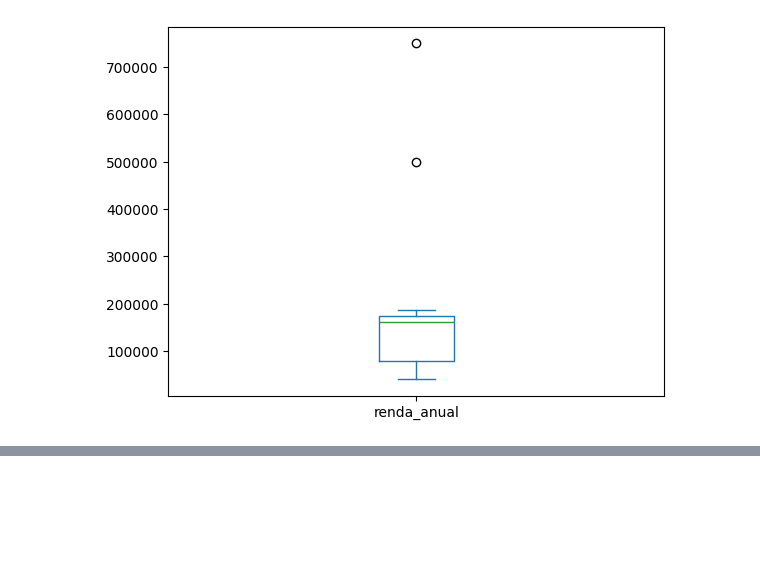
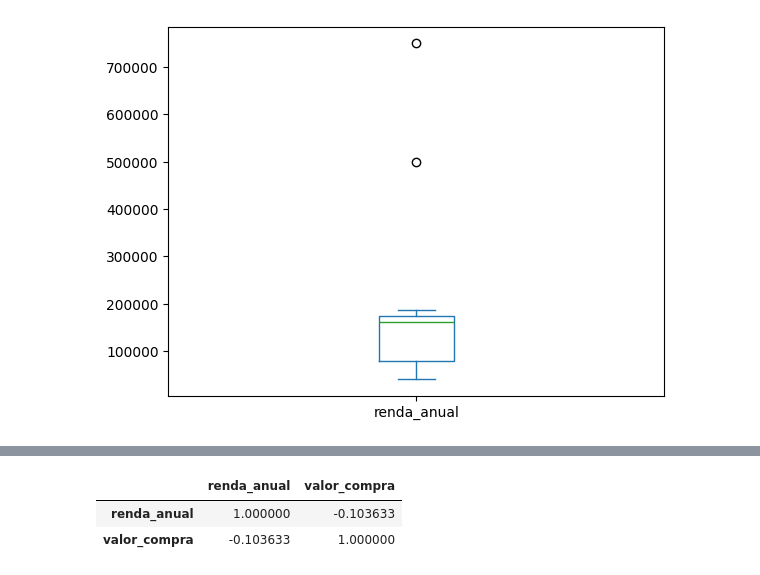
Before and after one commit to AyVitor/DataClean, a Jupyter notebook: Clean.ipynb, the cells around one changed output, grey strips where cells are left out. Drawn from its saved outputs; the diff is of its cells as text; code cells hidden in the pictures; blank space fills up the shorter version.

```diff
--- a/Clean.ipynb
+++ b/Clean.ipynb
@@ -202,0 +230,7 @@ df.head(30)
+# %%
+df_renda_valorcompra = df[['renda_anual', 'valor_compra']]
+df_renda_valorcompra.corr()
+# %% [output]
+|  | renda_anual | valor_compra |
+| renda_anual | 1.000000 | -0.103633 |
+| valor_compra | -0.103633 | 1.000000 |
```
Also changed, not shown: parts of 3 cells of this notebook.
